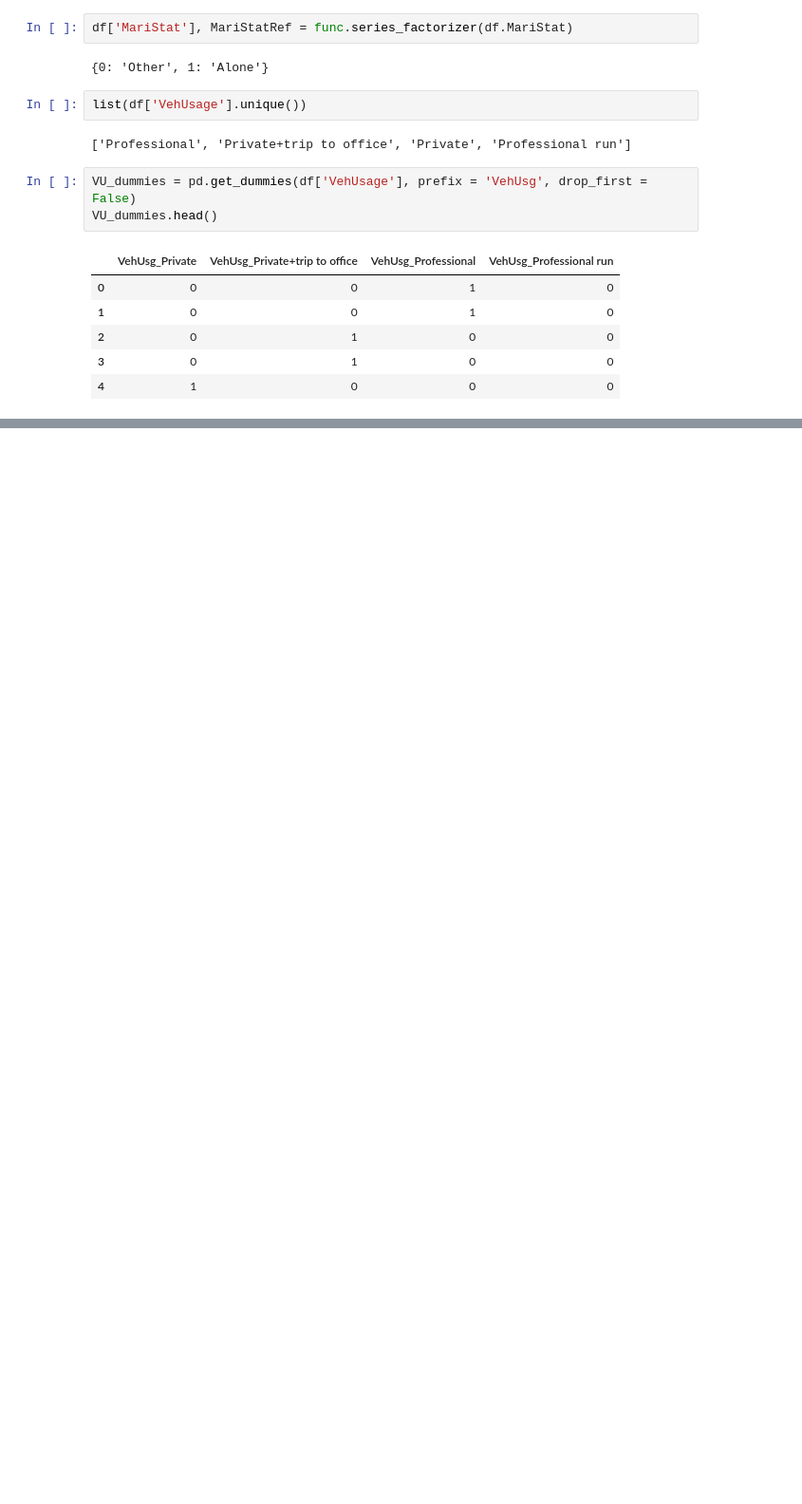
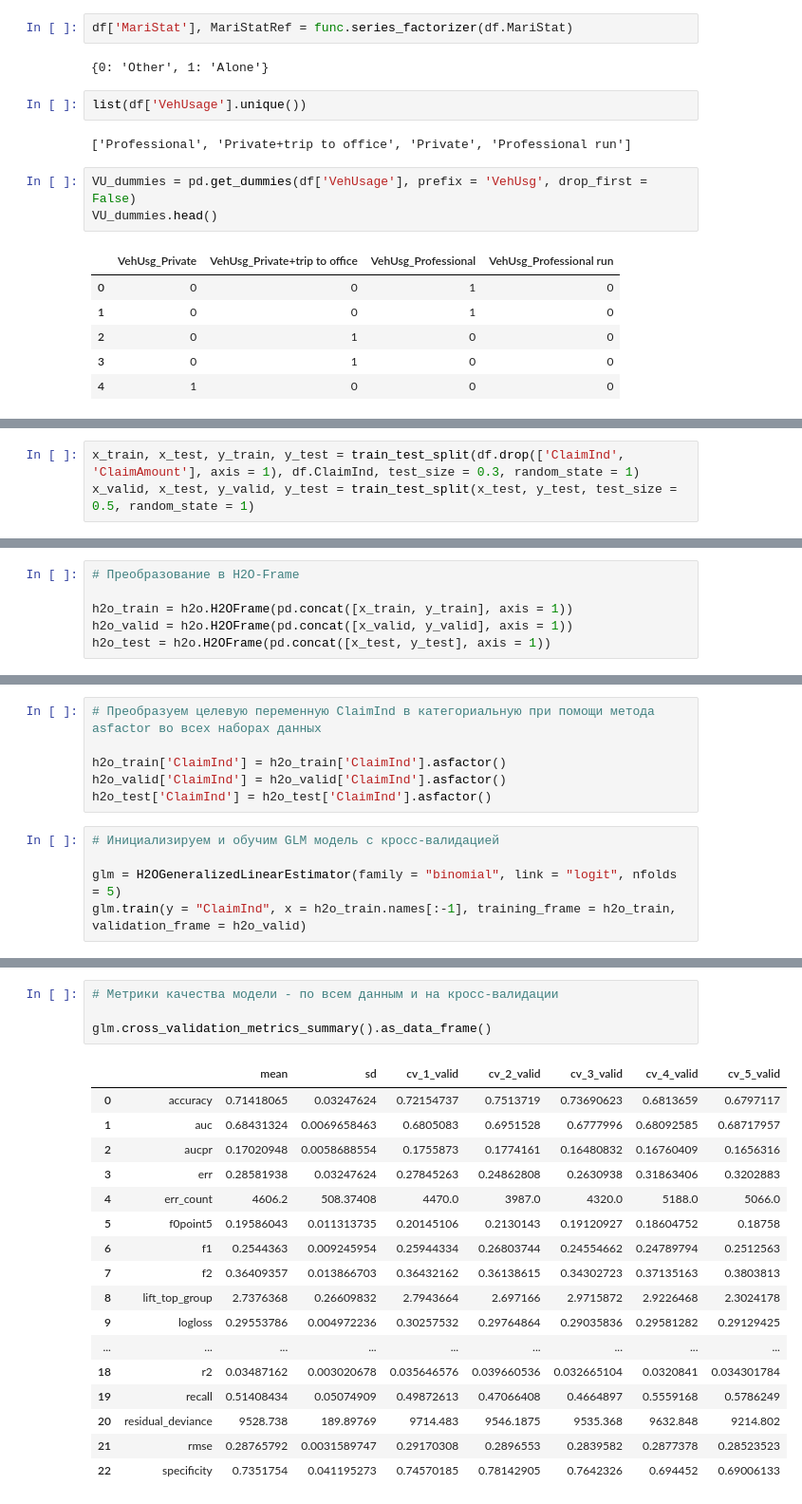
Before and after one commit to WhiteAndBlackFox/MLinBusiness, a Jupyter notebook: Lessons 7/Lessons7.ipynb, the cells around one changed output, grey strips where cells are left out. Shown at 95% size. Saved outputs shown, nothing was run; the diff lists cells and outputs as text; blank space fills up the shorter version.

```diff
--- a/Lessons 7/Lessons7.ipynb
+++ b/Lessons 7/Lessons7.ipynb
@@ -102,0 +131,3 @@ pd.DataFrame(df.SocioCateg.value_counts().sort_values()).rename({'SocioCateg': '
+# %%
+x_train, x_test, y_train, y_test = train_test_split(df.drop(['ClaimInd', 'ClaimAmount'], axis = 1), df.ClaimInd, test_size = 0.3, random_state = 1)
+x_valid, x_test, y_valid, y_test = train_test_split(x_test, y_test, test_size = 0.5, random_state = 1)
@@ -102,0 +154,6 @@ pd.DataFrame(df.SocioCateg.value_counts().sort_values()).rename({'SocioCateg': '
+# %%
+# Преобразование в H2O-Frame
+
+h2o_train = h2o.H2OFrame(pd.concat([x_train, y_train], axis = 1))
+h2o_valid = h2o.H2OFrame(pd.concat([x_valid, y_valid], axis = 1))
+h2o_test = h2o.H2OFrame(pd.concat([x_test, y_test], axis = 1))
@@ -102,0 +164,11 @@ pd.DataFrame(df.SocioCateg.value_counts().sort_values()).rename({'SocioCateg': '
+# %%
+# Преобразуем целевую переменную ClaimInd в категориальную при помощи метода asfactor во всех наборах данных
+
+h2o_train['ClaimInd'] = h2o_train['ClaimInd'].asfactor()
+h2o_valid['ClaimInd'] = h2o_valid['ClaimInd'].asfactor()
+h2o_test['ClaimInd'] = h2o_test['ClaimInd'].asfactor()
+# %%
+# Инициализируем и обучим GLM модель c кросс-валидацией
+
+glm = H2OGeneralizedLinearEstimator(family = "binomial", link = "logit", nfolds = 5)
+glm.train(y = "ClaimInd", x = h2o_train.names[:-1], training_frame = h2o_train, validation_frame = h2o_valid)
@@ -102,0 +185,22 @@ pd.DataFrame(df.SocioCateg.value_counts().sort_values()).rename({'SocioCateg': '
+# %%
+# Метрики качества модели - по всем данным и на кросс-валидации
+
+glm.cross_validation_metrics_summary().as_data_frame()
+# %% [output]
+|  |  | mean | sd | cv_1_valid | cv_2_valid | cv_3_valid | cv_4_valid | cv_5_valid |
+| 0 | accuracy | 0.71418065 | 0.03247624 | 0.72154737 | 0.7513719 | 0.73690623 | 0.6813659 | 0.6797117 |
+| 1 | auc | 0.68431324 | 0.0069658463 | 0.6805083 | 0.6951528 | 0.6777996 | 0.68092585 | 0.68717957 |
+| 2 | aucpr | 0.17020948 | 0.0058688554 | 0.1755873 | 0.1774161 | 0.16480832 | 0.16760409 | 0.1656316 |
+| 3 | err | 0.28581938 | 0.03247624 | 0.27845263 | 0.24862808 | 0.2630938 | 0.31863406 | 0.3202883 |
+| 4 | err_count | 4606.2 | 508.37408 | 4470.0 | 3987.0 | 4320.0 | 5188.0 | 5066.0 |
+| 5 | f0point5 | 0.19586043 | 0.011313735 | 0.20145106 | 0.2130143 | 0.19120927 | 0.18604752 | 0.18758 |
+| 6 | f1 | 0.2544363 | 0.009245954 | 0.25944334 | 0.26803744 | 0.24554662 | 0.24789794 | 0.2512563 |
+| 7 | f2 | 0.36409357 | 0.013866703 | 0.36432162 | 0.36138615 | 0.34302723 | 0.37135163 | 0.3803813 |
+| 8 | lift_top_group | 2.7376368 | 0.26609832 | 2.7943664 | 2.697166 | 2.9715872 | 2.9226468 | 2.3024178 |
+| 9 | logloss | 0.29553786 | 0.004972236 | 0.30257532 | 0.29764864 | 0.29035836 | 0.29581282 | 0.29129425 |
+| ... | ... | ... | ... | ... | ... | ... | ... | ... |
+| 18 | r2 | 0.03487162 | 0.003020678 | 0.035646576 | 0.039660536 | 0.032665104 | 0.0320841 | 0.034301784 |
+| 19 | recall | 0.51408434 | 0.05074909 | 0.49872613 | 0.47066408 | 0.4664897 | 0.5559168 | 0.5786249 |
+| 20 | residual_deviance | 9528.738 | 189.89769 | 9714.483 | 9546.1875 | 9535.368 | 9632.848 | 9214.802 |
+| 21 | rmse | 0.28765792 | 0.0031589747 | 0.29170308 | 0.2896553 | 0.2839582 | 0.2877378 | 0.28523523 |
+| 22 | specificity | 0.7351754 | 0.041195273 | 0.74570185 | 0.78142905 | 0.7642326 | 0.694452 | 0.69006133 |
```
Also changed, not shown: parts of 17 cells of this notebook.
